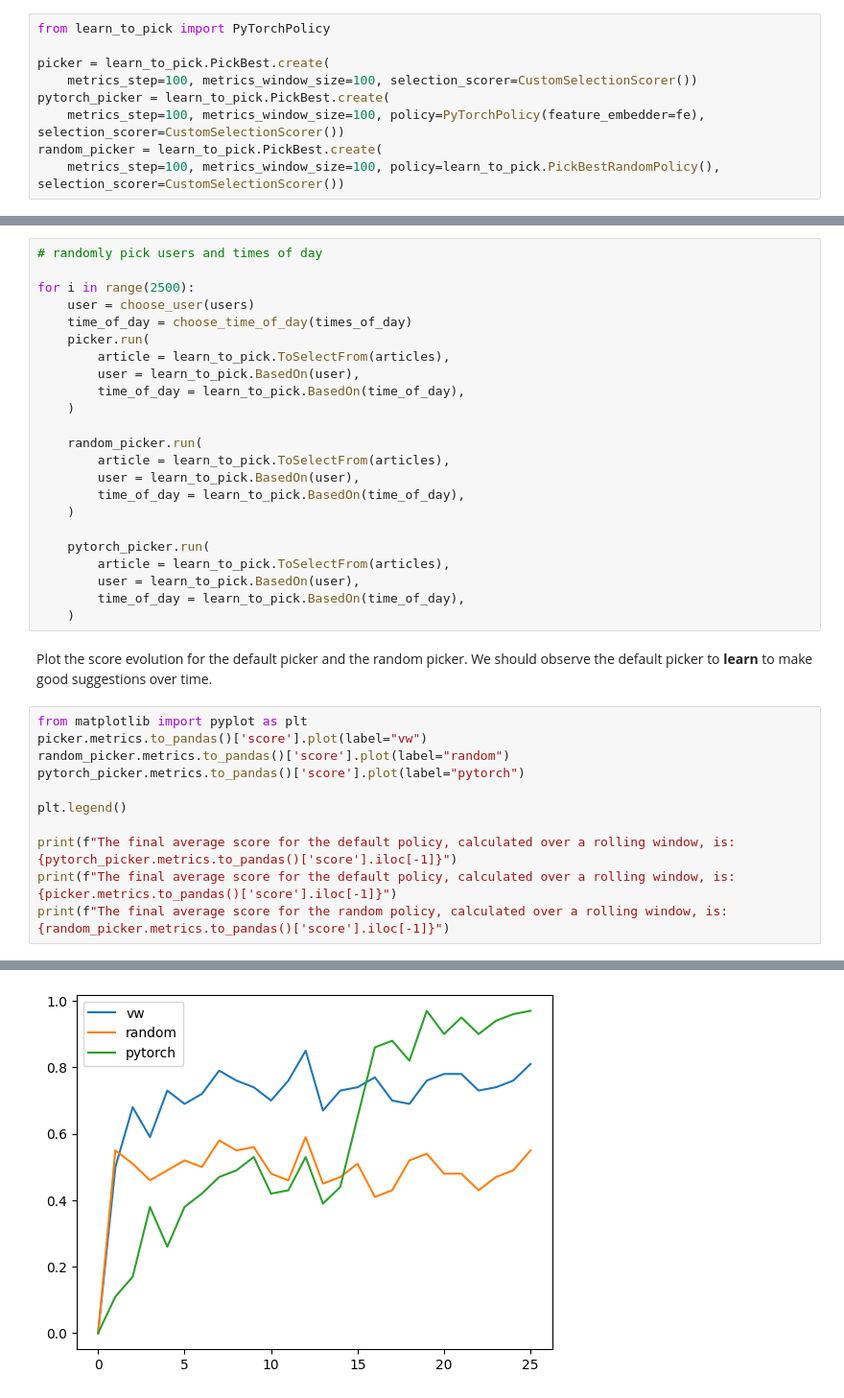
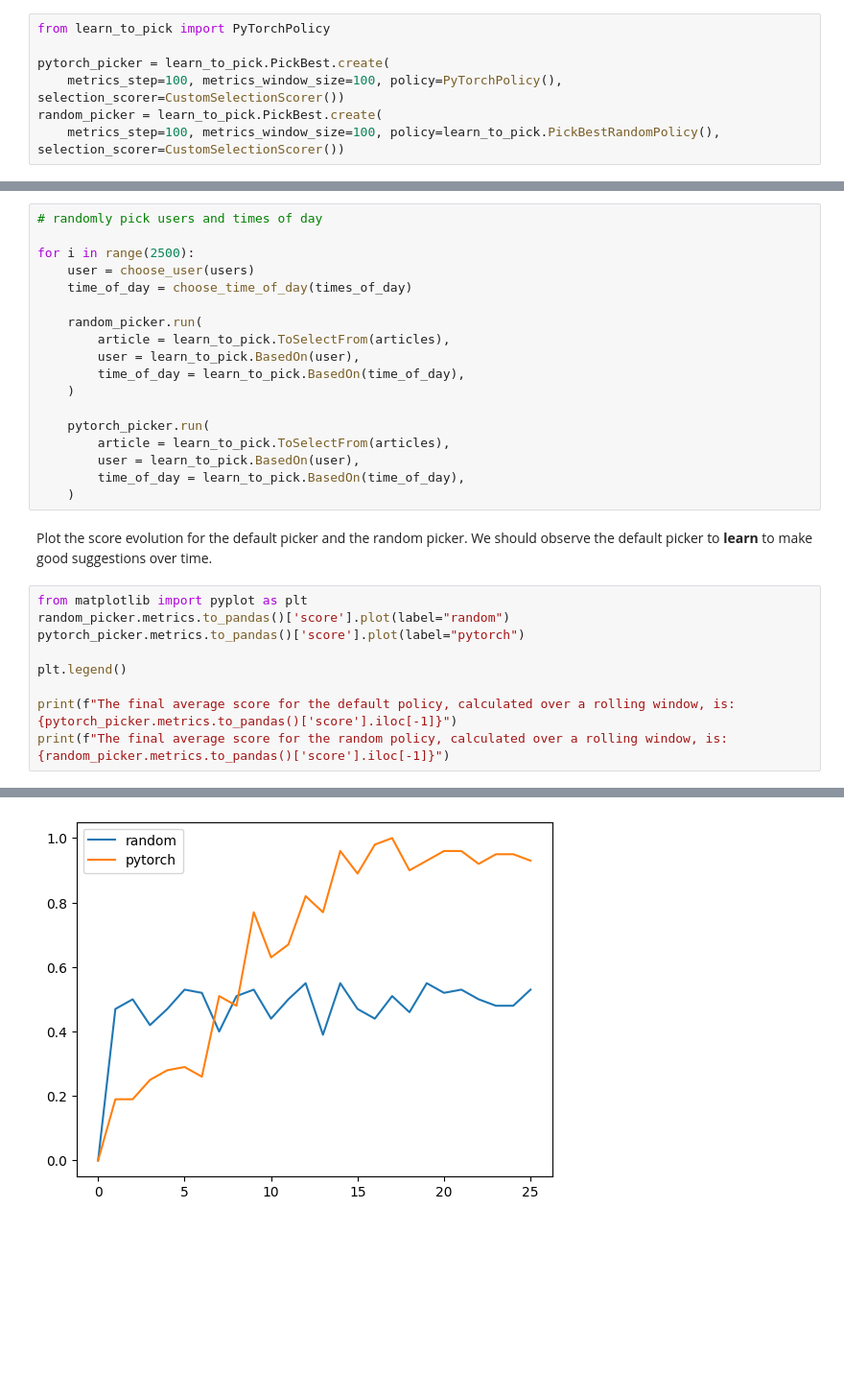
Before and after one commit to VowpalWabbit/learn_to_pick, a Jupyter notebook: notebooks/news_recommendation_byom.ipynb, the cells around one changed output, grey strips where cells are left out. Shown at 96% size. Cells and saved outputs as stored; diff of their text form; blank space fills up the shorter version.

```diff
--- a/notebooks/news_recommendation_byom.ipynb
+++ b/notebooks/news_recommendation_byom.ipynb
@@ -71,10 +90,8 @@ fe = PyTorchFeatureEmbedder() #auto_embed=True
 # %%
 from learn_to_pick import PyTorchPolicy
 
-picker = learn_to_pick.PickBest.create(
-    metrics_step=100, metrics_window_size=100, selection_scorer=CustomSelectionScorer())
 pytorch_picker = learn_to_pick.PickBest.create(
-    metrics_step=100, metrics_window_size=100, policy=PyTorchPolicy(feature_embedder=fe), selection_scorer=CustomSelectionScorer())
+    metrics_step=100, metrics_window_size=100, policy=PyTorchPolicy(), selection_scorer=CustomSelectionScorer())
 random_picker = learn_to_pick.PickBest.create(
     metrics_step=100, metrics_window_size=100, policy=learn_to_pick.PickBestRandomPolicy(), selection_scorer=CustomSelectionScorer())
 # %% [output]
@@ -85,11 +102,6 @@ Device: cuda
 for i in range(2500):
     user = choose_user(users)
     time_of_day = choose_time_of_day(times_of_day)
-    picker.run(
-        article = learn_to_pick.ToSelectFrom(articles),
-        user = learn_to_pick.BasedOn(user),
-        time_of_day = learn_to_pick.BasedOn(time_of_day),
-    )
 
     random_picker.run(
         article = learn_to_pick.ToSelectFrom(articles),
@@ -106,13 +118,11 @@ for i in range(2500):
 Plot the score evolution for the default picker and the random picker. We should observe the default picker to **learn** to make good suggestions over time.
 # %%
 from matplotlib import pyplot as plt
-picker.metrics.to_pandas()['score'].plot(label="vw")
 random_picker.metrics.to_pandas()['score'].plot(label="random")
 pytorch_picker.metrics.to_pandas()['score'].plot(label="pytorch")
 
 plt.legend()
 
 print(f"The final average score for the default policy, calculated over a rolling window, is: {pytorch_picker.metrics.to_pandas()['score'].iloc[-1]}")
-print(f"The final average score for the default policy, calculated over a rolling window, is: {picker.metrics.to_pandas()['score'].iloc[-1]}")
 print(f"The final average score for the random policy, calculated over a rolling window, is: {random_picker.metrics.to_pandas()['score'].iloc[-1]}")
 # %% [output]
@@ -122 +131 @@ The final average score for the random policy, calculated over a rolling window,
-[figure, old version]
+[figure, new version]
```
Also changed, not shown: parts of 3 cells of this notebook, 2 other files.
